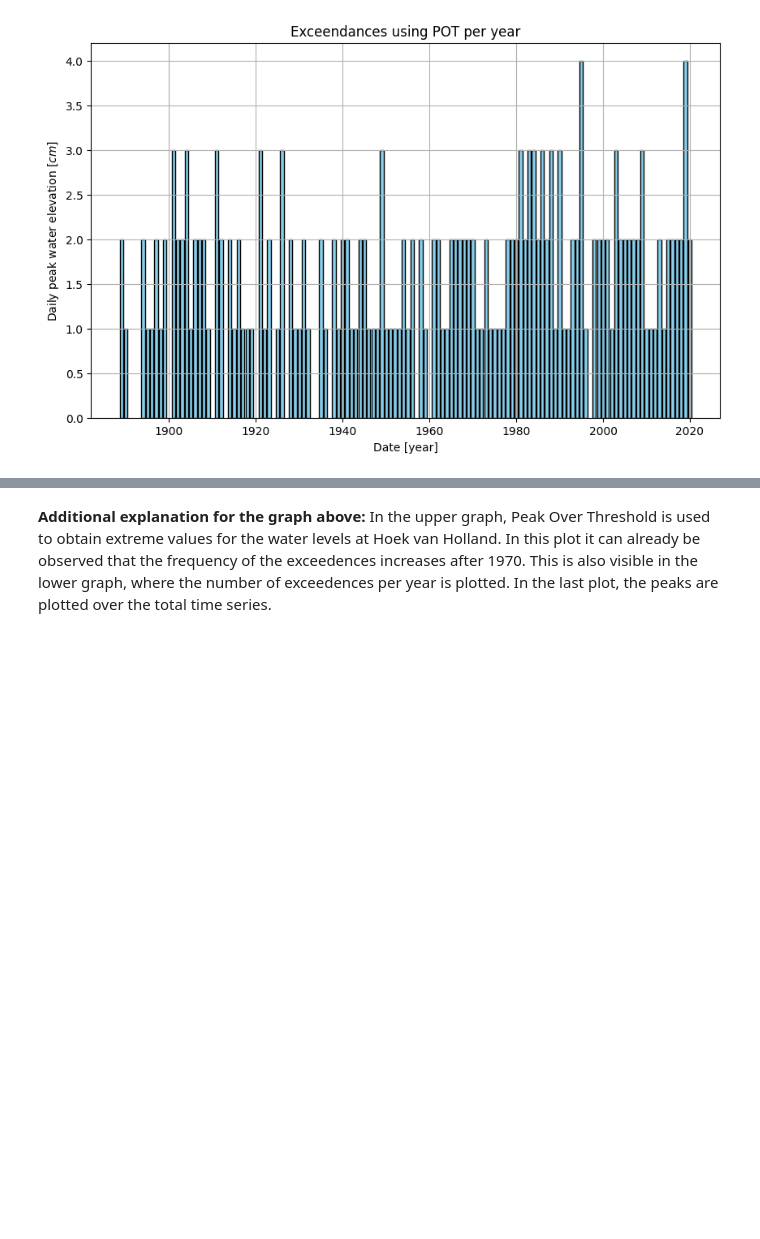
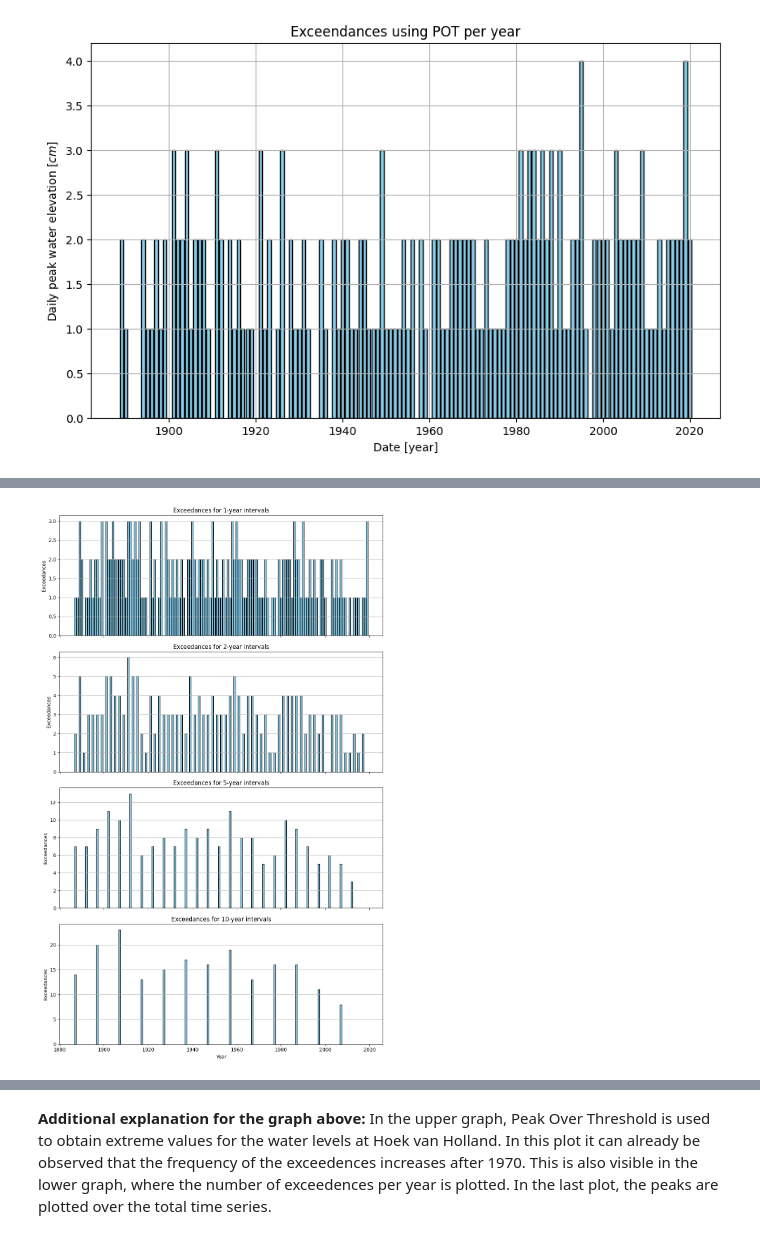
Before and after one commit to wwaasdorp/MORE_THE_BEST_GROUP, a Jupyter notebook: Watch_Data.ipynb, the cells around one changed output, grey strips where cells are left out. Saved outputs shown, nothing was run; the diff lists cells and outputs as text; code cells hidden in the pictures; blank space fills up the shorter version.

```diff
--- a/Watch_Data.ipynb
+++ b/Watch_Data.ipynb
@@ -217,0 +208,37 @@ The shape of the sampled extremes is: (267,)
+# %%
+import matplotlib.pyplot as plt
+
+# Define the intervals for grouping
+intervals = [1, 2, 5, 10]  # years
+results = {}
+
+for interval in intervals:
+    # Create bins based on the interval
+    start_year = peak_times.dt.year.min()
+    end_year = peak_times.dt.year.max()
+    bins = range(start_year, end_year + 1, interval)
+
+    # Group by bins
+    peak_bins = pd.cut(peak_times.dt.year, bins=bins, right=False, labels=bins[:-1])
+    exceedances = peak_bins.value_counts().sort_index()
+
+    # Store the results for this interval
+    results[f"{interval}-year"] = exceedances
+
+# Plot the results
+fig, axes = plt.subplots(len(intervals), 1, figsize=(10, len(intervals) * 4), sharex=True)
+
+for i, (key, value) in enumerate(results.items()):
+    axes[i].bar(value.index.astype(int), value.values, color='skyblue', edgecolor='black')
+    axes[i].set_title(f"Exceedances for {key} intervals")
+    axes[i].set_ylabel("Exceedances")
+    axes[i].grid(axis='y')
+
+# Common X-axis label
+axes[-1].set_xlabel("Year")
+
+# Adjust layout
+plt.tight_layout()
+plt.show()
+# %% [output]
+[figure, added]
```
Also changed, not shown: parts of 2 cells of this notebook, 2 other files.
